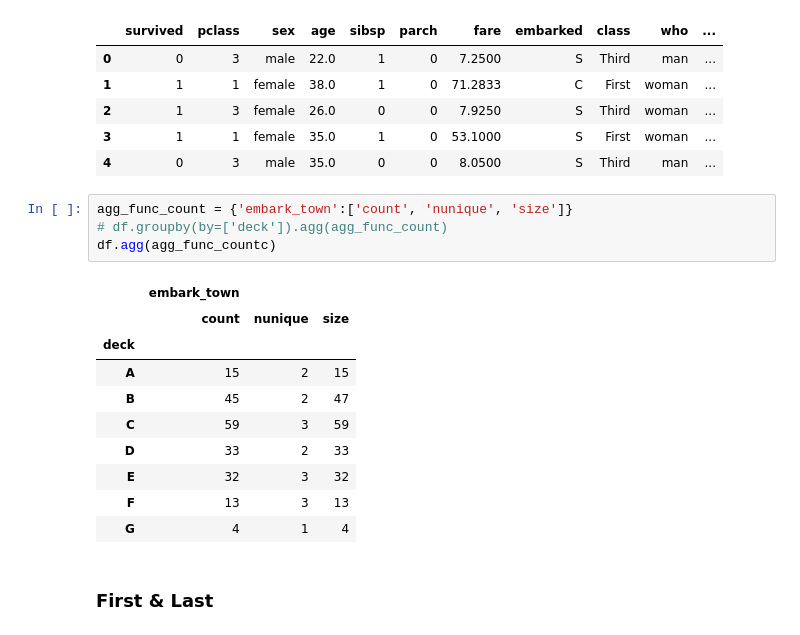
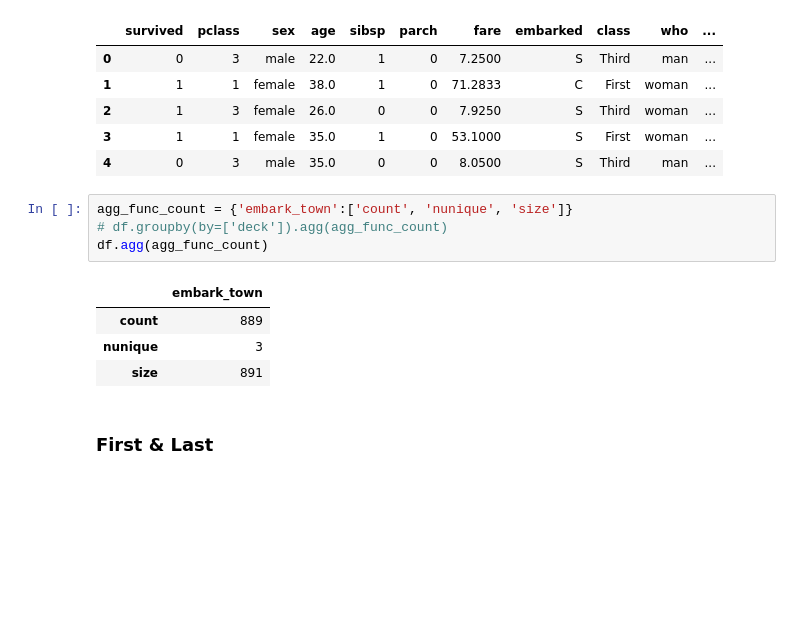
Before and after one commit to umeshraj/pbpython_pandas_group_agg, a Jupyter notebook: pd_gp_agg.ipynb, the cells around one changed output. Saved outputs shown, nothing was run; the diff lists cells and outputs as text; blank space fills up the shorter version.

```diff
--- a/pd_gp_agg.ipynb
+++ b/pd_gp_agg.ipynb
@@ -93,18 +93,12 @@ df.head()
 # %%
 agg_func_count = {'embark_town':['count', 'nunique', 'size']}
 # df.groupby(by=['deck']).agg(agg_func_count)
-df.agg(agg_func_countc)
+df.agg(agg_func_count)
 # %% [output]
-|  | embark_town |  |  |
-|  | count | nunique | size |
-| deck |  |  |  |
-| A | 15 | 2 | 15 |
-| B | 45 | 2 | 47 |
-| C | 59 | 3 | 59 |
-| D | 33 | 2 | 33 |
-| E | 32 | 3 | 32 |
-| F | 13 | 3 | 13 |
-| G | 4 | 1 | 4 |
+|  | embark_town |
+| count | 889 |
+| nunique | 3 |
+| size | 891 |
 # %% [markdown]
 ### First & Last
 # %%
```
Also changed, not shown: parts of 10 cells of this notebook.
